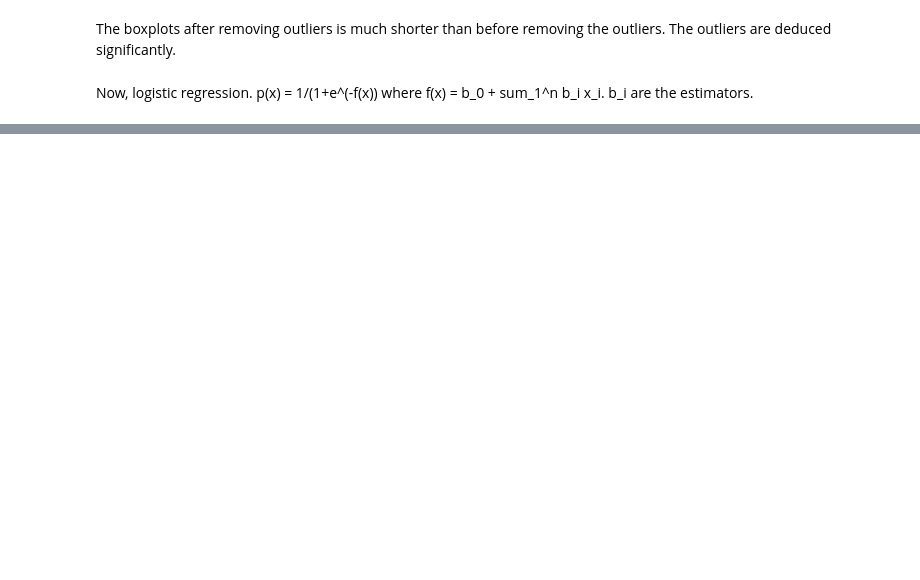
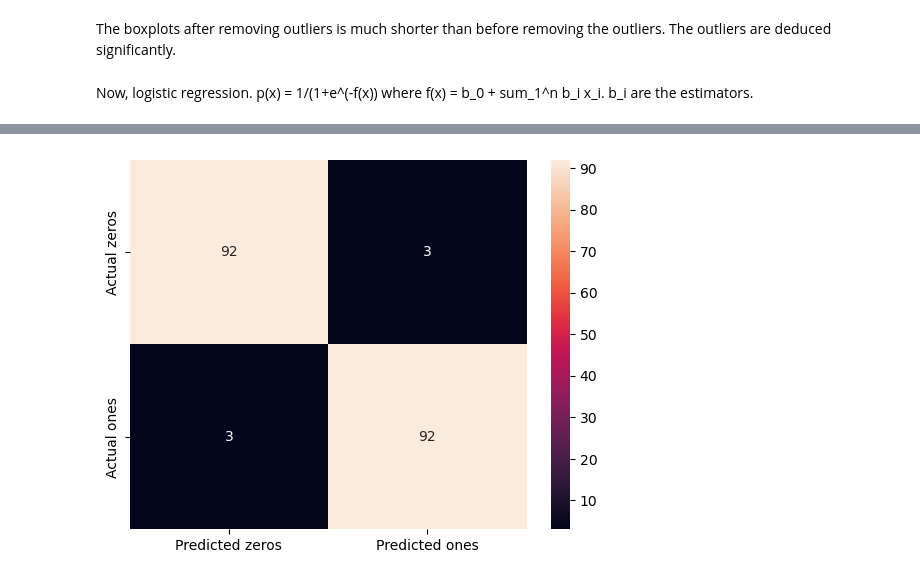
Before and after one commit to douglasli2827/Credit-Card-Fraud, a Jupyter notebook: CreditCardFraud.ipynb, the cells around one changed output, grey strips where cells are left out. Cells and saved outputs as stored; diff of their text form; code cells hidden in the pictures; blank space fills up the shorter version.

```diff
--- a/CreditCardFraud.ipynb
+++ b/CreditCardFraud.ipynb
@@ -563,13 +616,10 @@ X_test = X_test.values
 y_train = y_train.values
 y_test = y_test.values
 # %%
-from sklearn.linear_model import LogisticRegression
-from sklearn.metrics import classification_report, confusion_matrix
+model_logistic = LogisticRegression(solver = 'liblinear', random_state = 7)
 
-model = LogisticRegression(solver = 'liblinear', random_state = 7)
+model_logistic.fit(X_train, y_train)
 
-model.fit(X_train, y_train)
-
-print(model.intercept_)
-print(model.coef_)
+print(model_logistic.intercept_)
+print(model_logistic.coef_)
 # %% [output]
@@ -581,0 +721,10 @@ print(model.coef_)
+# %%
+df_confusion_matrix = confusion_matrix(y_test, bestmodel_logistic.predict(X_test))
+
+xlabels = ['Predicted zeros', 'Predicted ones']
+ylabels = ['Actual zeros', 'Actual ones']
+ax = sns.heatmap(df_confusion_matrix, annot = True, xticklabels = xlabels, yticklabels = ylabels)
+
+plt.show()
+# %% [output]
+[figure, added]
```
Also changed, not shown: parts of 34 cells of this notebook.
